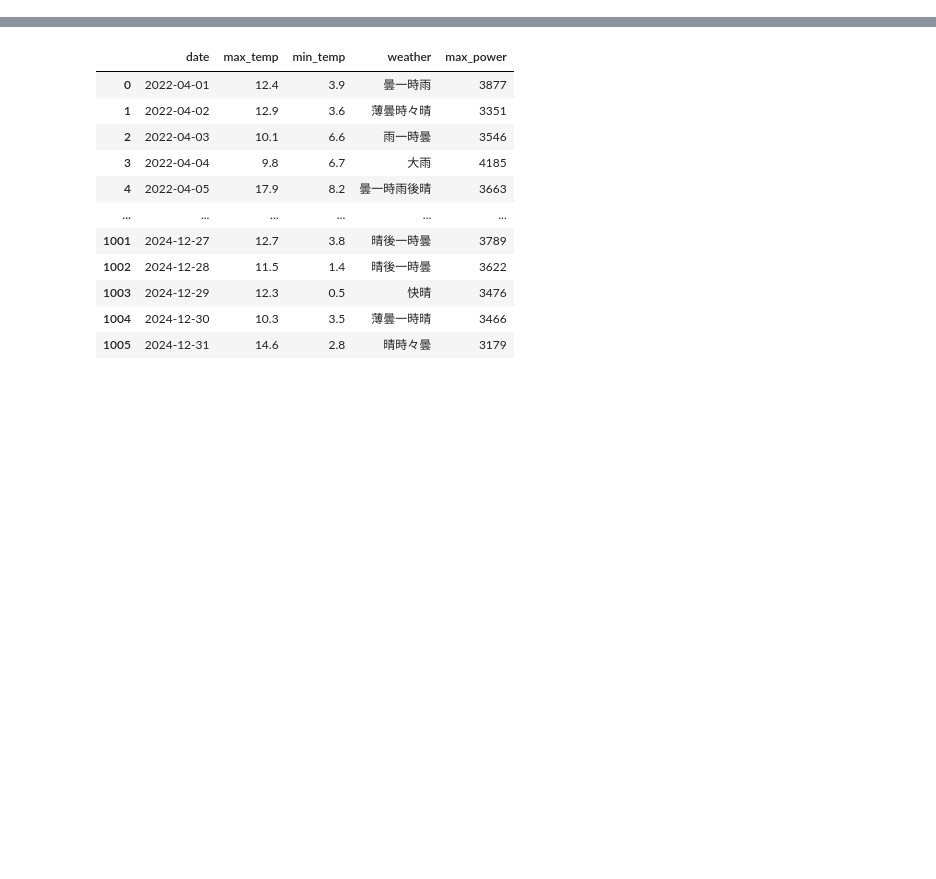
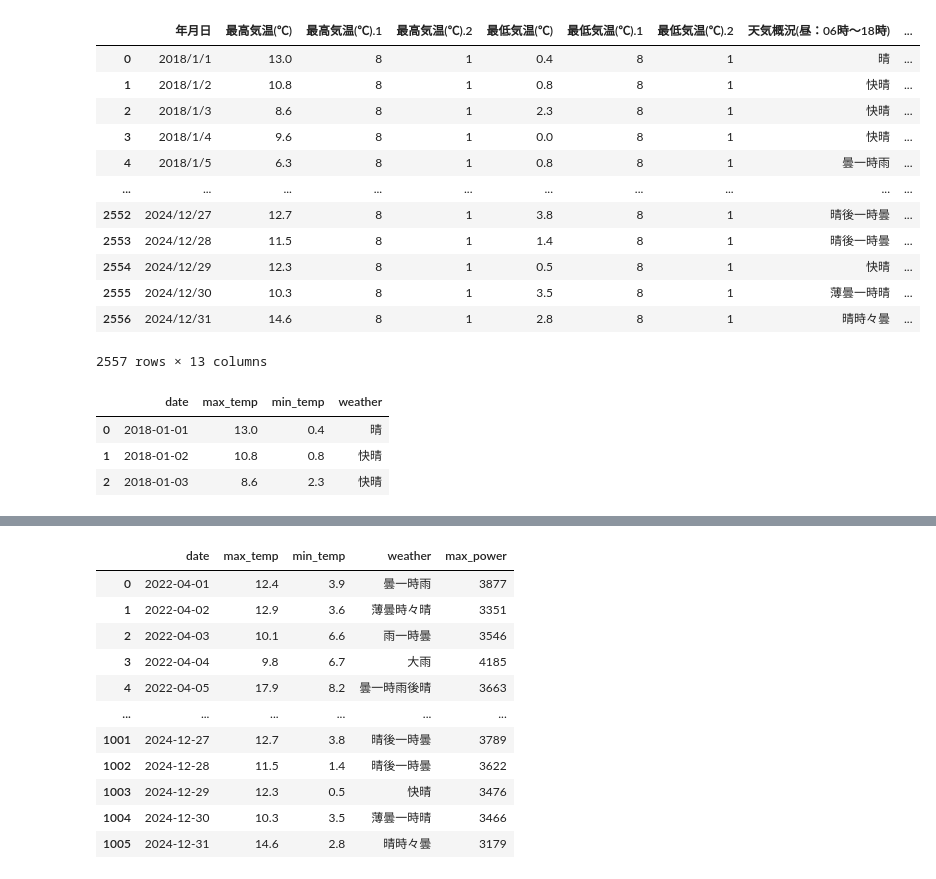
Before and after one commit to ryo19-96/power-forecasting-mlops, a Jupyter notebook: src/model_exploration.ipynb, the cells around one changed output, grey strips where cells are left out. Drawn from its saved outputs; the diff is of its cells as text; code cells hidden in the pictures; blank space fills up the shorter version.

```diff
--- a/src/model_exploration.ipynb
+++ b/src/model_exploration.ipynb
@@ -45,3 +45,19 @@ weather_df = pd.read_csv("../../data/weather_data.csv", encoding="shift-jis", sk
+# %%
+weather_df
+# %% [output]
+|  | 年月日 | 最高気温(℃) | 最高気温(℃).1 | 最高気温(℃).2 | 最低気温(℃) | 最低気温(℃).1 | 最低気温(℃).2 | 天気概況(昼：06時〜18時) | ... |
+| 0 | 2018/1/1 | 13.0 | 8 | 1 | 0.4 | 8 | 1 | 晴 | ... |
+| 1 | 2018/1/2 | 10.8 | 8 | 1 | 0.8 | 8 | 1 | 快晴 | ... |
+| 2 | 2018/1/3 | 8.6 | 8 | 1 | 2.3 | 8 | 1 | 快晴 | ... |
+| 3 | 2018/1/4 | 9.6 | 8 | 1 | 0.0 | 8 | 1 | 快晴 | ... |
+| 4 | 2018/1/5 | 6.3 | 8 | 1 | 0.8 | 8 | 1 | 曇一時雨 | ... |
+| ... | ... | ... | ... | ... | ... | ... | ... | ... | ... |
+| 2552 | 2024/12/27 | 12.7 | 8 | 1 | 3.8 | 8 | 1 | 晴後一時曇 | ... |
+| 2553 | 2024/12/28 | 11.5 | 8 | 1 | 1.4 | 8 | 1 | 晴後一時曇 | ... |
+| 2554 | 2024/12/29 | 12.3 | 8 | 1 | 0.5 | 8 | 1 | 快晴 | ... |
+| 2555 | 2024/12/30 | 10.3 | 8 | 1 | 3.5 | 8 | 1 | 薄曇一時晴 | ... |
+| 2556 | 2024/12/31 | 14.6 | 8 | 1 | 2.8 | 8 | 1 | 晴時々曇 | ... |
+2557 rows × 13 columns
 # %%
 
 weather_df = weather_df[["年月日", "最高気温(℃)", "最低気温(℃)", "天気概況(昼：06時〜18時)"]]
@@ -53,3 +69,10 @@ weather_df = weather_df.rename(columns={
 })
 # %%
 weather_df["date"] = pd.to_datetime(weather_df["date"], format="%Y/%m/%d")
+# %%
+weather_df.head(n=3)
+# %% [output]
+|  | date | max_temp | min_temp | weather |
+| 0 | 2018-01-01 | 13.0 | 0.4 | 晴 |
+| 1 | 2018-01-02 | 10.8 | 0.8 | 快晴 |
+| 2 | 2018-01-03 | 8.6 | 2.3 | 快晴 |
```
Also changed, not shown: parts of 7 cells of this notebook, 2 other files.
